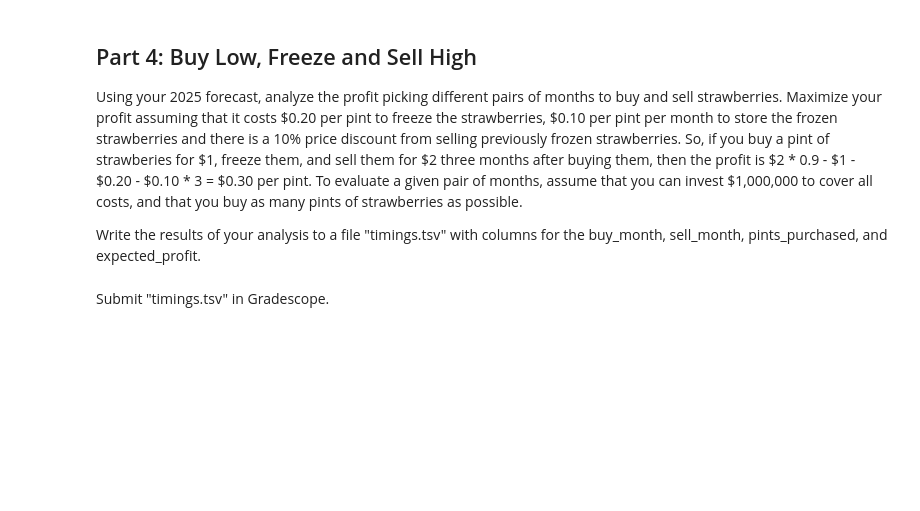
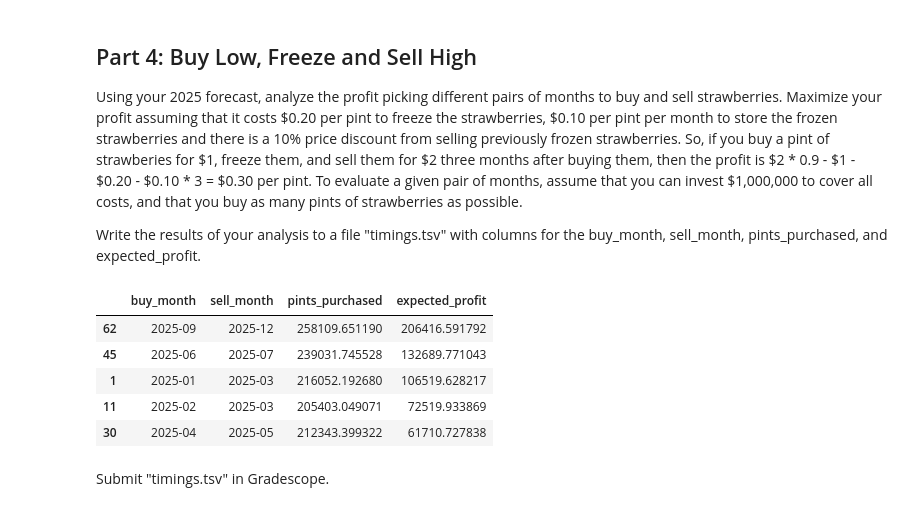
Before and after one commit to tlevash23/AIinField, a Jupyter notebook: project.ipynb, the cells around one changed output. Cells and saved outputs as stored; diff of their text form; code cells hidden in the pictures; blank space fills up the shorter version.

```diff
--- a/project.ipynb
+++ b/project.ipynb
@@ -85,3 +228,62 @@ Write the results of your analysis to a file "timings.tsv" with columns for the
+# %%
+# prices
+prices = pd.read_csv("strawberry-forecast.tsv", sep="\t")
+prices["month"] = pd.to_datetime(prices["month"])
+
+results = []
+# config
+investment = 1_000_000
+freeze_cost = 0.20
+storage_cost_per_month = 0.10
+discount = 0.10
+
+
+for i, buy_row in prices.iterrows():
+    buy_month = buy_row["month"]
+    P_buy = buy_row["price"]
+
+    for j, sell_row in prices.iterrows():
+        sell_month = sell_row["month"]
+
+        if sell_month <= buy_month:
+            continue
+
+        P_sell = sell_row["price"]
+        months_stored = (sell_month.year - buy_month.year) * 12 + (sell_month.month - buy_month.month)
+
+        profit_per_pint = (
+            (1 - discount) * P_sell
+            - P_buy
+            - freeze_cost
+            - storage_cost_per_month * months_stored
+        )
+
+        cost_per_pint = P_buy + freeze_cost
+        pints = investment / cost_per_pint
+
+        expected_profit = pints * profit_per_pint
+
+        results.append([
+            buy_month.strftime("%Y-%m"),
+            sell_month.strftime("%Y-%m"),
+            pints,
+            expected_profit
+        ])
+
+timings = pd.DataFrame(results, columns=[
+    "buy_month", "sell_month", "pints_purchased", "expected_profit"
+])
+
+timings.to_csv("timings.tsv", sep="\t", index=False)
+
+timings.sort_values("expected_profit", ascending=False).head()
+# %% [output]
+|  | buy_month | sell_month | pints_purchased | expected_profit |
+| 62 | 2025-09 | 2025-12 | 258109.651190 | 206416.591792 |
+| 45 | 2025-06 | 2025-07 | 239031.745528 | 132689.771043 |
+| 1 | 2025-01 | 2025-03 | 216052.192680 | 106519.628217 |
+| 11 | 2025-02 | 2025-03 | 205403.049071 | 72519.933869 |
+| 30 | 2025-04 | 2025-05 | 212343.399322 | 61710.727838 |
 # %% [markdown]
 Submit "timings.tsv" in Gradescope.
 # %% [markdown]
```
Also changed, not shown: parts of 24 cells of this notebook, 6 other files.
